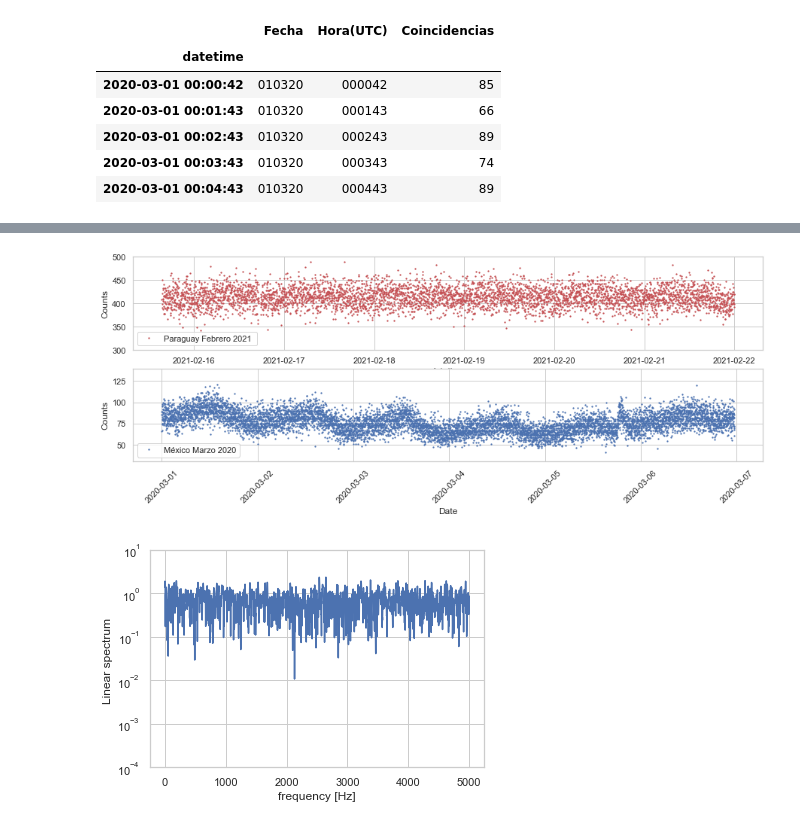
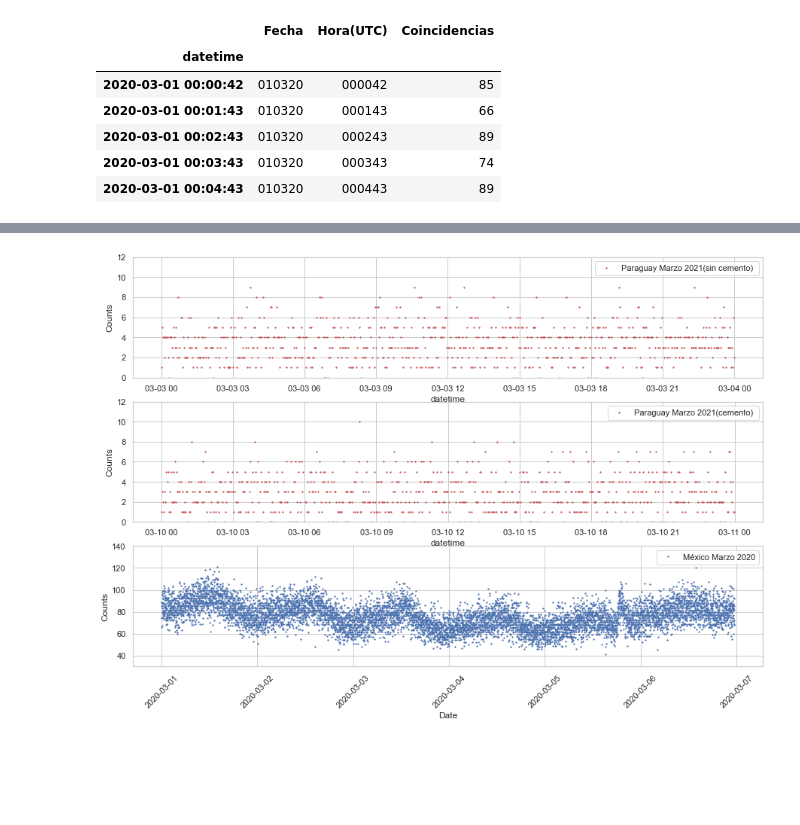
Before and after one commit to diegostaPy/escaramujo, a Jupyter notebook: 2021dataComparisonPyvsMex.ipynb, the cells around one changed output, grey strips where cells are left out. Saved outputs shown, nothing was run; the diff lists cells and outputs as text; code cells hidden in the pictures; blank space fills up the shorter version.

```diff
--- a/2021dataComparisonPyvsMex.ipynb
+++ b/2021dataComparisonPyvsMex.ipynb
@@ -37,3 +46,6 @@ flagPy=np.logical_and(py.index>"2021-02-15",py.index<"2021-02-22")
+# %%
+flagPy1=np.logical_and(py.index>"2021-03-03",py.index<"2021-03-04")
+flagPy2=np.logical_and(py.index>"2021-03-10",py.index<"2021-03-11")
 # %%
 py.head()
 # %% [output]
@@ -47,16 +69,22 @@ py.head()
 # %%
-fig, axes = plt.subplots(2,1, figsize=(15,5), sharex=True)
-plt.subplot(211)
+fig, axes = plt.subplots(3,1, figsize=(15,10), sharex=True)
+plt.subplot(311)
 
-axes =py['conteo'][flagPy].plot(marker='.',markersize=2.5, ylim=(300,500),linestyle='None',legend=True,  label='Paraguay Febrero 2021 ',alpha=1,color='r', subplots=True)
+axes =py['conteo'][flagPy1].plot(marker='.',markersize=2.5, ylim=(0,12),linestyle='None',legend=True,  label='Paraguay Marzo 2021(sin cemento) ',alpha=1,color='r', subplots=True)
 ax = plt.gca()
 ax.set_ylabel('Counts')
-plt.subplot(212)
+plt.subplot(312)
+
+axes =py['conteo'][flagPy2].plot(marker='.',markersize=2.5, ylim=(0,12),linestyle='None',legend=True,  label='Paraguay Marzo 2021(cemento) ',alpha=1,color='r', subplots=True)
+ax = plt.gca()
+ax.set_ylabel('Counts')
+
+plt.subplot(313)
 axes =mex['Coincidencias'][flagMex].plot(marker='.',markersize=2.5, ylim=(30,140),linestyle='None',legend=True,  label='México Marzo 2020',alpha=1,color='b', subplots=True)
 ax = plt.gca()
 ax.set_ylabel('Counts')
 ax.set_xlabel('Date')
 plt.xticks(rotation = 45)
 plt.savefig('EscaramujovsParaguay.png')
 # %% [output]
-[figure, old version]
+[figure, new version]
@@ -65,11 +90,0 @@ from scipy import signal
-# %%
-fs = 10e3
-f, Pxx_spec = signal.periodogram(py['conteo'][flagPy], fs, 'flattop', scaling='spectrum')
-plt.figure()
-plt.semilogy(f, np.sqrt(Pxx_spec))
-plt.ylim([1e-4, 1e1])
-plt.xlabel('frequency [Hz]')
-plt.ylabel('Linear spectrum ')
-plt.show()
-# %% [output]
-[figure, removed]
```
Also changed, not shown: parts of 6 cells of this notebook, 5 other files.
